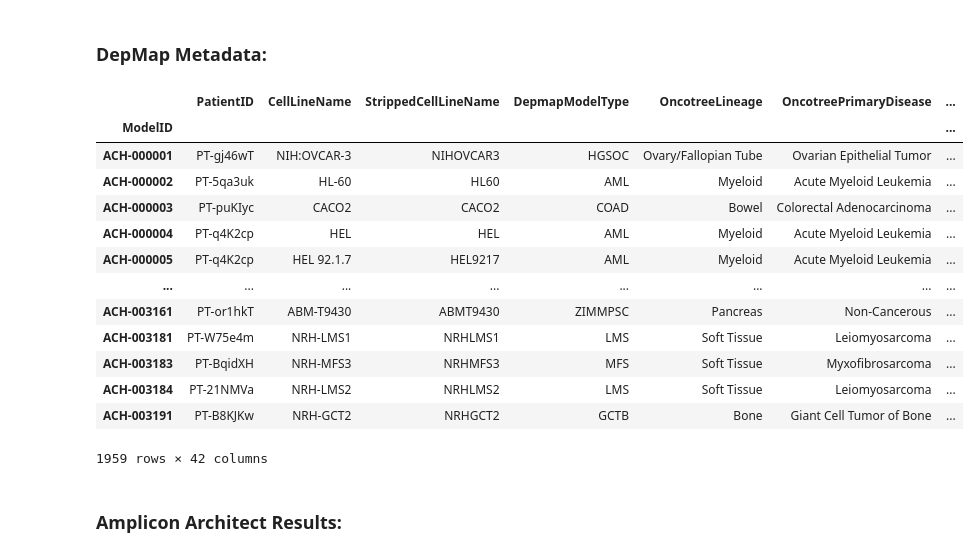
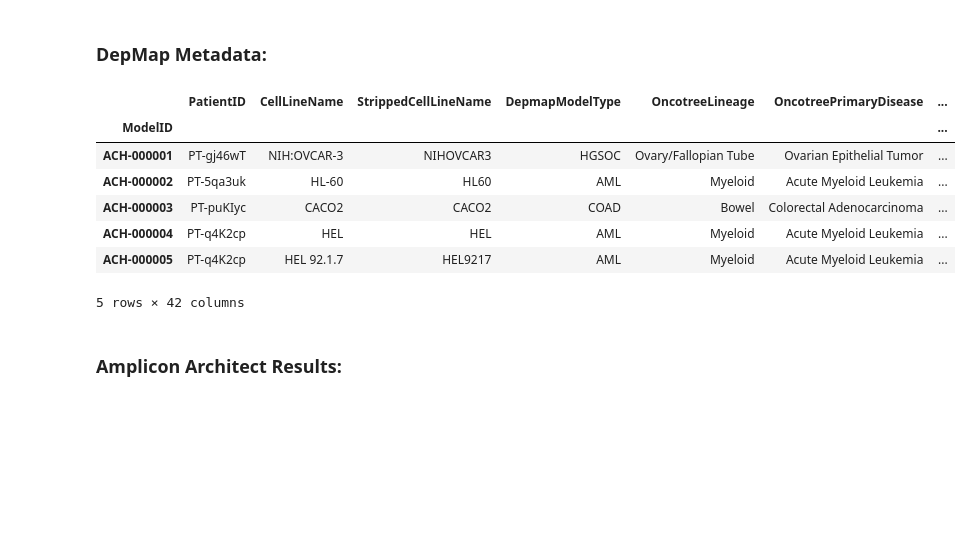
Before and after one commit to adrianlayer/EssenCDNA, a Jupyter notebook: src/EssenCDNA.ipynb, the cells around one changed output. Cells and saved outputs as stored; diff of their text form; code cells hidden in the pictures; blank space fills up the shorter version.

```diff
--- a/src/EssenCDNA.ipynb
+++ b/src/EssenCDNA.ipynb
@@ -78,22 +75,16 @@ esen_df
 ### DepMap Metadata:
 # %%
 meta_df = read_metadata(DEPMAP_METDATA)
-meta_df
+meta_df.head()
 # %% [output]
 |  | PatientID | CellLineName | StrippedCellLineName | DepmapModelType | OncotreeLineage | OncotreePrimaryDisease | ... |
 | ModelID |  |  |  |  |  |  | ... |
 | ACH-000001 | PT-gj46wT | NIH:OVCAR-3 | NIHOVCAR3 | HGSOC | Ovary/Fallopian Tube | Ovarian Epithelial Tumor | ... |
 | ACH-000002 | PT-5qa3uk | HL-60 | HL60 | AML | Myeloid | Acute Myeloid Leukemia | ... |
 | ACH-000003 | PT-puKIyc | CACO2 | CACO2 | COAD | Bowel | Colorectal Adenocarcinoma | ... |
 | ACH-000004 | PT-q4K2cp | HEL | HEL | AML | Myeloid | Acute Myeloid Leukemia | ... |
 | ACH-000005 | PT-q4K2cp | HEL 92.1.7 | HEL9217 | AML | Myeloid | Acute Myeloid Leukemia | ... |
-| ... | ... | ... | ... | ... | ... | ... | ... |
-| ACH-003161 | PT-or1hkT | ABM-T9430 | ABMT9430 | ZIMMPSC | Pancreas | Non-Cancerous | ... |
-| ACH-003181 | PT-W75e4m | NRH-LMS1 | NRHLMS1 | LMS | Soft Tissue | Leiomyosarcoma | ... |
-| ACH-003183 | PT-BqidXH | NRH-MFS3 | NRHMFS3 | MFS | Soft Tissue | Myxofibrosarcoma | ... |
-| ACH-003184 | PT-21NMVa | NRH-LMS2 | NRHLMS2 | LMS | Soft Tissue | Leiomyosarcoma | ... |
-| ACH-003191 | PT-B8KJKw | NRH-GCT2 | NRHGCT2 | GCTB | Bone | Giant Cell Tumor of Bone | ... |
-1959 rows × 42 columns
+5 rows × 42 columns
 # %% [markdown]
 ### Amplicon Architect Results:
 # %%
```
Also changed, not shown: parts of 65 cells of this notebook, 1 other file.
